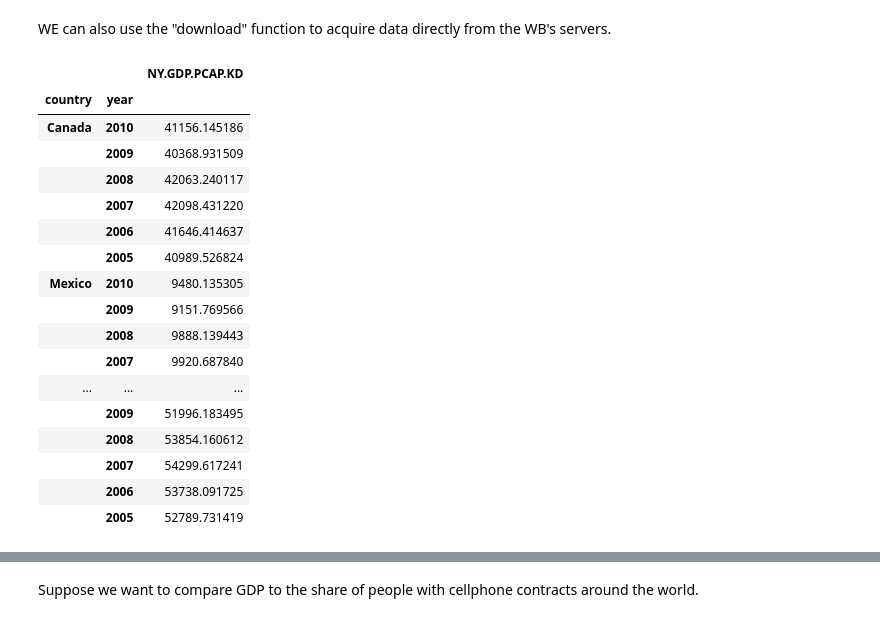
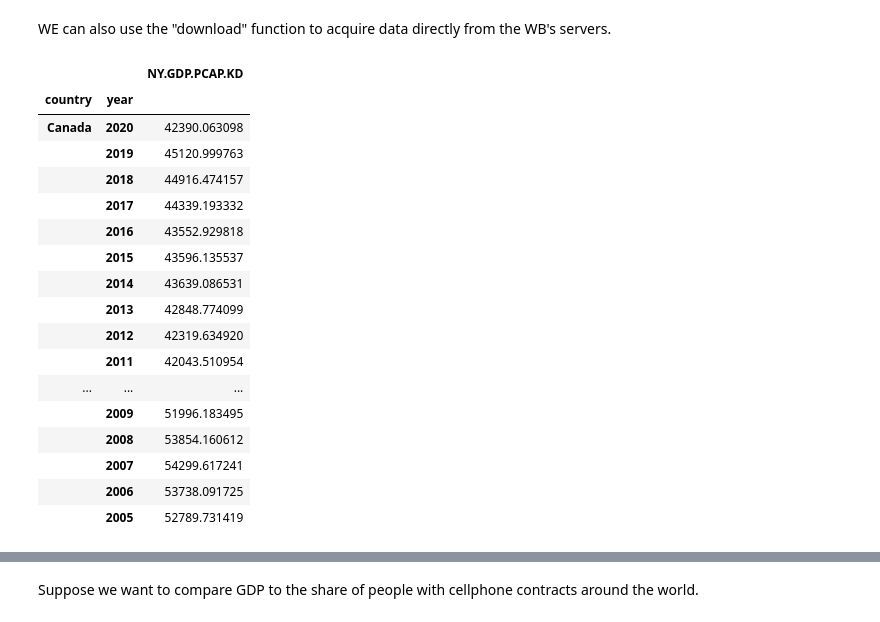
Before and after one commit to leoouyang781/Test-Repository, a Jupyter notebook: Python-For-Finance-2nd-Edition/Chapter 4.ipynb, the cells around one changed output, grey strips where cells are left out. Cells and saved outputs as stored; diff of their text form; code cells hidden in the pictures.

```diff
--- a/Python-For-Finance-2nd-Edition/Chapter 4.ipynb
+++ b/Python-For-Finance-2nd-Edition/Chapter 4.ipynb
@@ -99,21 +99,21 @@ matches
 # %% [markdown]
 WE can also use the "download" function to acquire data directly from the WB's servers.
 # %%
-dat = wb.download(indicator='NY.GDP.PCAP.KD', country=['US', 'CA', 'MX'], start=2005, end=2010)
+dat = wb.download(indicator='NY.GDP.PCAP.KD', country=['US', 'CA', 'MX'], start=2005, end=2020)
 dat
 # %% [output]
 |  |  | NY.GDP.PCAP.KD |
 | country | year |  |
-| Canada | 2010 | 41156.145186 |
-|  | 2009 | 40368.931509 |
-|  | 2008 | 42063.240117 |
-|  | 2007 | 42098.431220 |
-|  | 2006 | 41646.414637 |
-|  | 2005 | 40989.526824 |
-| Mexico | 2010 | 9480.135305 |
-|  | 2009 | 9151.769566 |
-|  | 2008 | 9888.139443 |
-|  | 2007 | 9920.687840 |
+| Canada | 2020 | 42390.063098 |
+|  | 2019 | 45120.999763 |
+|  | 2018 | 44916.474157 |
+|  | 2017 | 44339.193332 |
+|  | 2016 | 43552.929818 |
+|  | 2015 | 43596.135537 |
+|  | 2014 | 43639.086531 |
+|  | 2013 | 42848.774099 |
+|  | 2012 | 42319.634920 |
+|  | 2011 | 42043.510954 |
 | ... | ... | ... |
 |  | 2009 | 51996.183495 |
 |  | 2008 | 53854.160612 |
```
Also changed, not shown: parts of 19 cells of this notebook.
